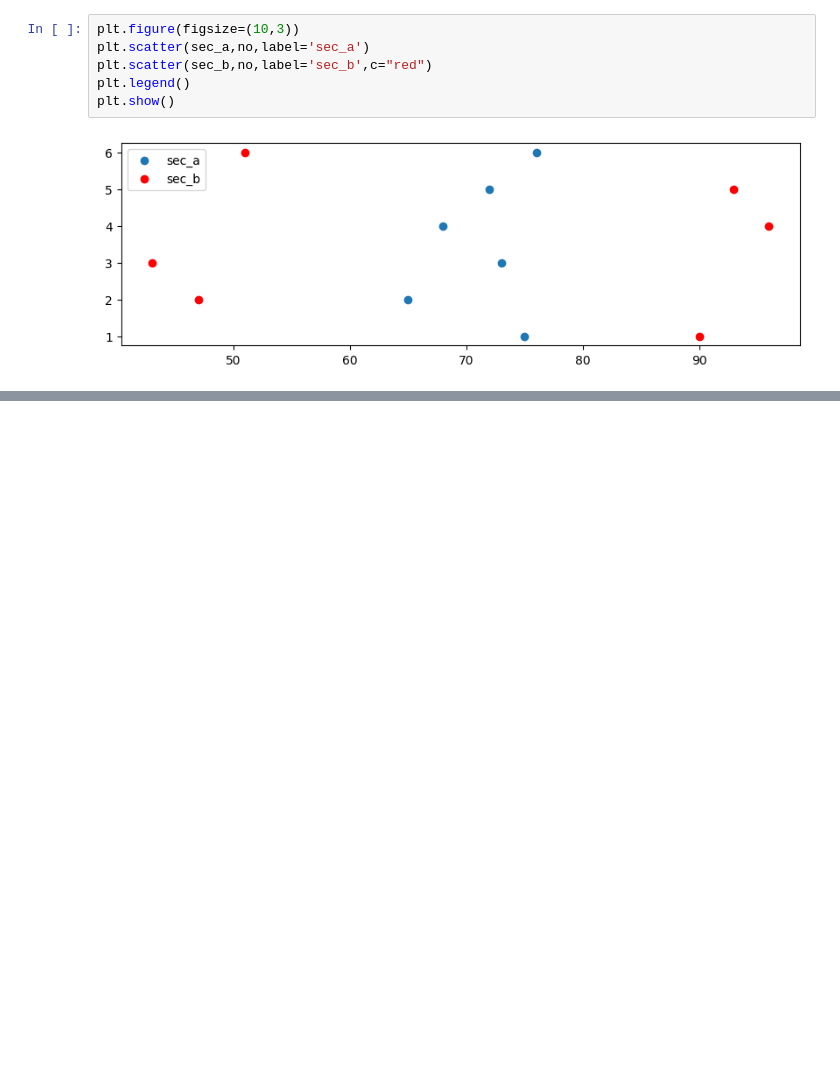
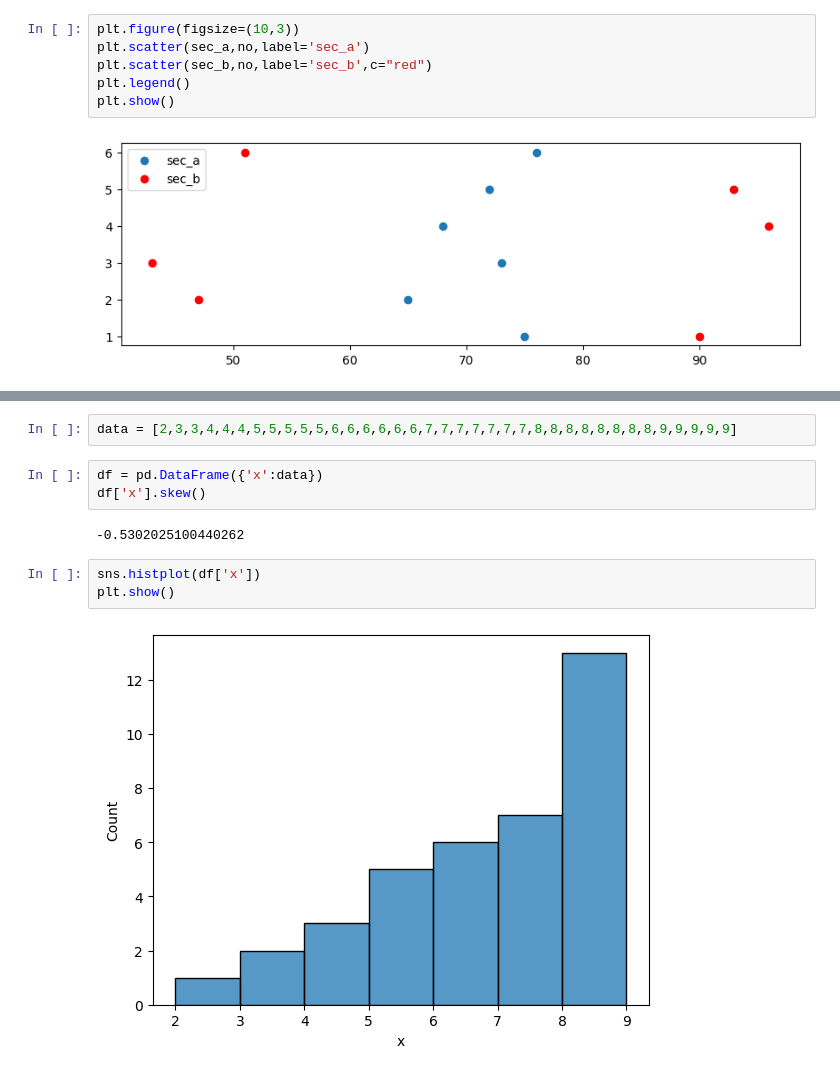
Before and after one commit to sukhadak11/Machine_Learing, a Jupyter notebook: Statistics.ipynb, the cells around one changed output, grey strips where cells are left out. Drawn from its saved outputs; the diff is of its cells as text; blank space fills up the shorter version.

```diff
--- a/Statistics.ipynb
+++ b/Statistics.ipynb
@@ -24,0 +104,12 @@ plt.show()
+# %%
+data = [2,3,3,4,4,4,5,5,5,5,5,6,6,6,6,6,6,7,7,7,7,7,7,7,8,8,8,8,8,8,8,8,9,9,9,9,9]
+# %%
+df = pd.DataFrame({'x':data})
+df['x'].skew()
+# %% [output]
+-0.5302025100440262
+# %%
+sns.histplot(df['x'])
+plt.show()
+# %% [output]
+[figure, added]
```
Also changed, not shown: parts of 6 cells of this notebook.
